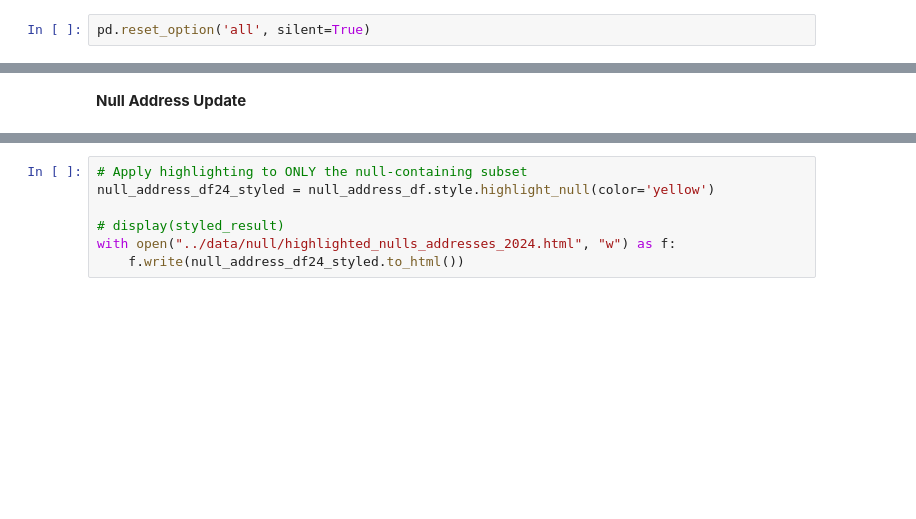
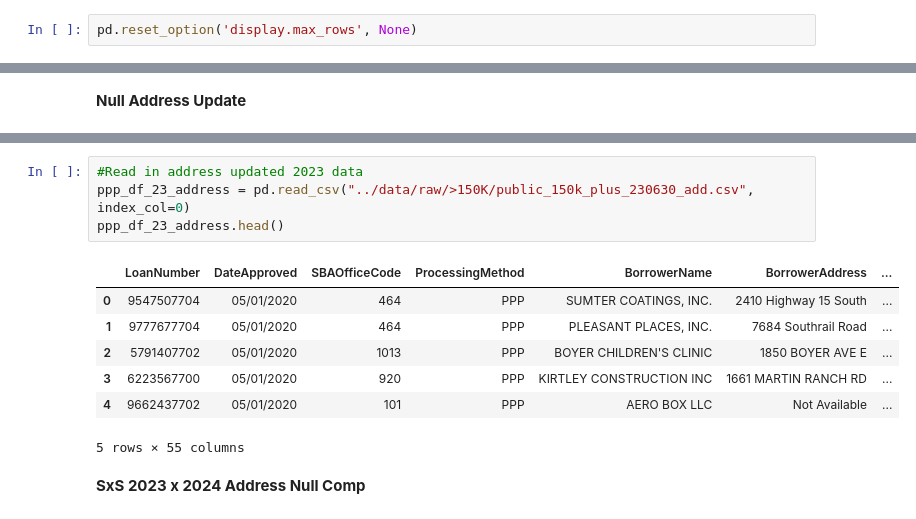
Before and after one commit to cspence001/mapdata_finalization_notebooks, a Jupyter notebook: main_label_pipe24.ipynb, the cells around one changed output, grey strips where cells are left out. Drawn from its saved outputs; the diff is of its cells as text; blank space fills up the shorter version.

```diff
--- a/main_label_pipe24.ipynb
+++ b/main_label_pipe24.ipynb
@@ -109,2 +109,2 @@ dtype: object
-# %%
-pd.reset_option('all', silent=True)
+# %%
+pd.reset_option('display.max_rows', None)
@@ -150,8 +143,15 @@ Found 20 null addresses (address, city, state, and/or zip) loan records
-# %%
-# Apply highlighting to ONLY the null-containing subset
-null_address_df24_styled = null_address_df.style.highlight_null(color='yellow')
-
-# display(styled_result)
-with open("../data/null/highlighted_nulls_addresses_2024.html", "w") as f:
-    f.write(null_address_df24_styled.to_html())
+# %%
+#Read in address updated 2023 data
+ppp_df_23_address = pd.read_csv("../data/raw/>150K/public_150k_plus_230630_add.csv", index_col=0)
+ppp_df_23_address.head()
+# %% [output]
+|  | LoanNumber | DateApproved | SBAOfficeCode | ProcessingMethod | BorrowerName | BorrowerAddress | ... |
+| 0 | 9547507704 | 05/01/2020 | 464 | PPP | SUMTER COATINGS, INC. | 2410 Highway 15 South | ... |
+| 1 | 9777677704 | 05/01/2020 | 464 | PPP | PLEASANT PLACES, INC. | 7684 Southrail Road | ... |
+| 2 | 5791407702 | 05/01/2020 | 1013 | PPP | BOYER CHILDREN'S CLINIC | 1850 BOYER AVE E | ... |
+| 3 | 6223567700 | 05/01/2020 | 920 | PPP | KIRTLEY CONSTRUCTION INC | 1661 MARTIN RANCH RD | ... |
+| 4 | 9662437702 | 05/01/2020 | 101 | PPP | AERO BOX LLC | Not Available | ... |
+5 rows × 55 columns
+# %% [markdown]
+<b> SxS 2023 x 2024 Address Null Comp
 # %%
```
Also changed, not shown: parts of 14 cells of this notebook.
